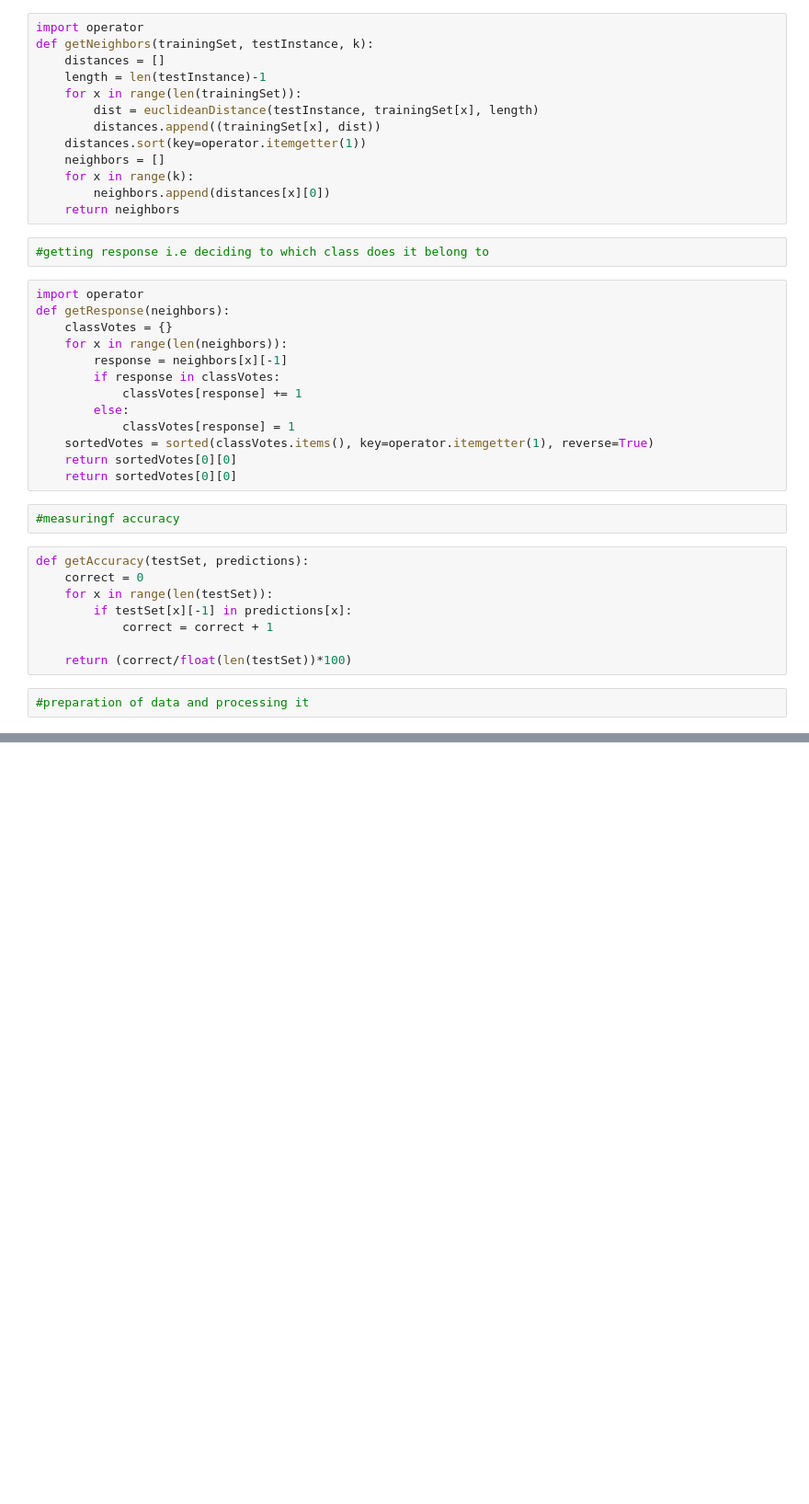
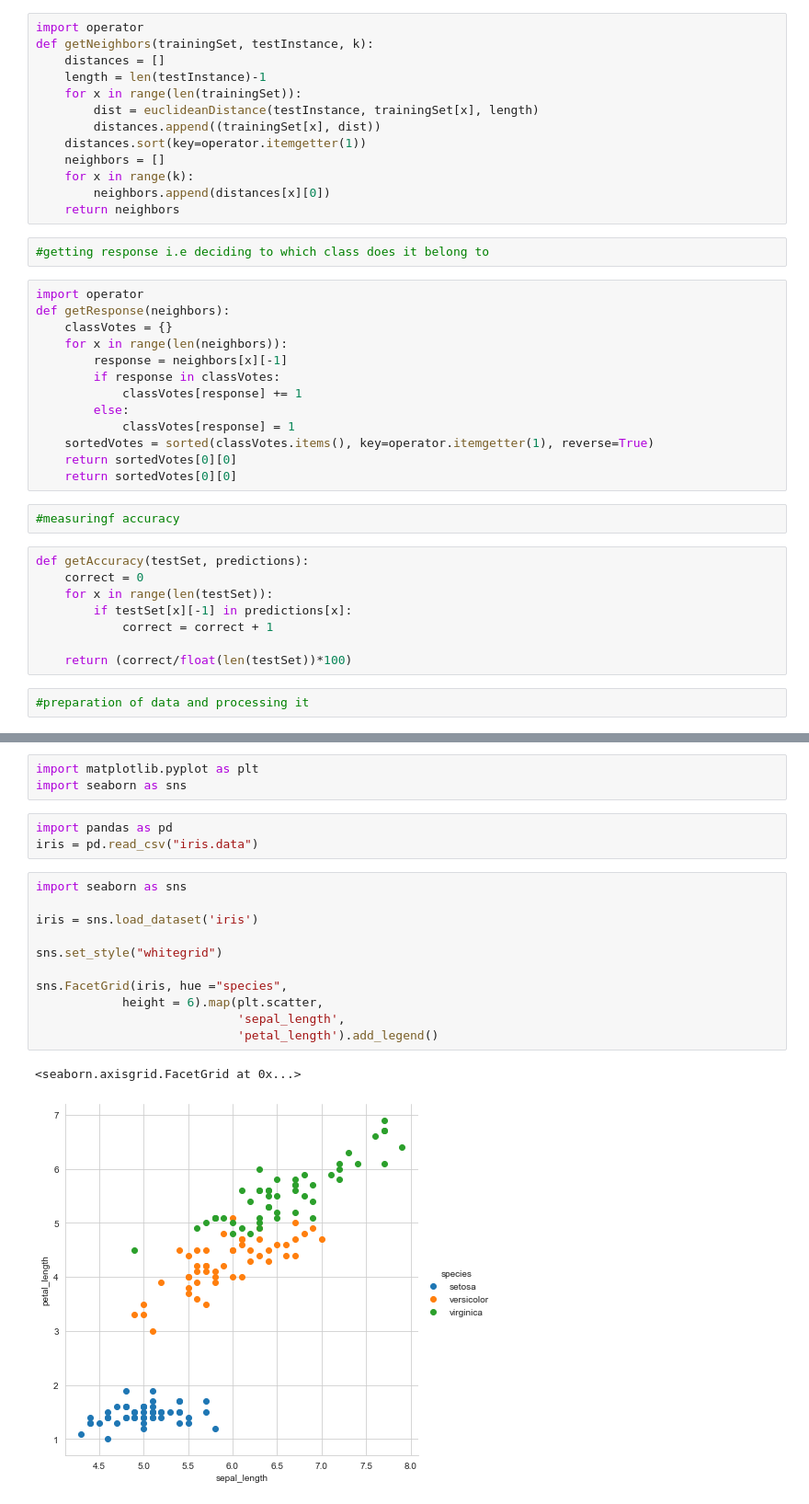
Before and after one commit to iamgautamy/KNN-algorith-from-scratch, a Jupyter notebook: knn1.ipynb, the cells around one changed output, grey strips where cells are left out. Shown: that part at 92% size. Saved outputs shown, nothing was run; the diff lists cells and outputs as text; blank space fills up the shorter version.

```diff
--- a/knn1.ipynb
+++ b/knn1.ipynb
@@ -108,0 +132,20 @@ Accuracy: 92.3076923076923%
+# %%
+import matplotlib.pyplot as plt
+import seaborn as sns
+# %%
+import pandas as pd
+iris = pd.read_csv("iris.data")
+# %%
+import seaborn as sns
+
+iris = sns.load_dataset('iris')
+
+sns.set_style("whitegrid")
+
+sns.FacetGrid(iris, hue ="species",
+            height = 6).map(plt.scatter,
+                            'sepal_length',
+                            'petal_length').add_legend()
+# %% [output]
+<seaborn.axisgrid.FacetGrid at 0x...>
+[figure, added]
```
Also changed, not shown: parts of 6 cells of this notebook.
